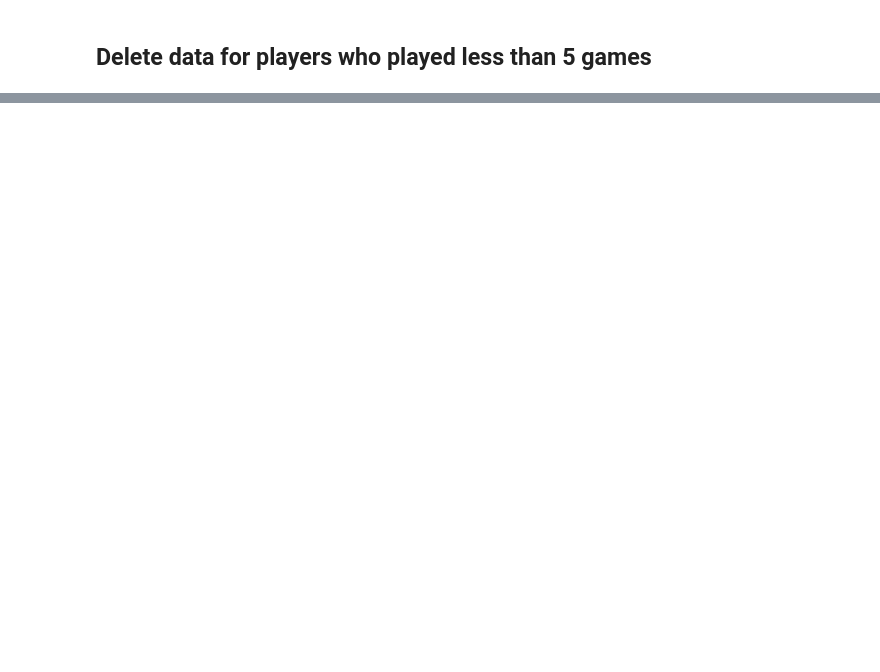
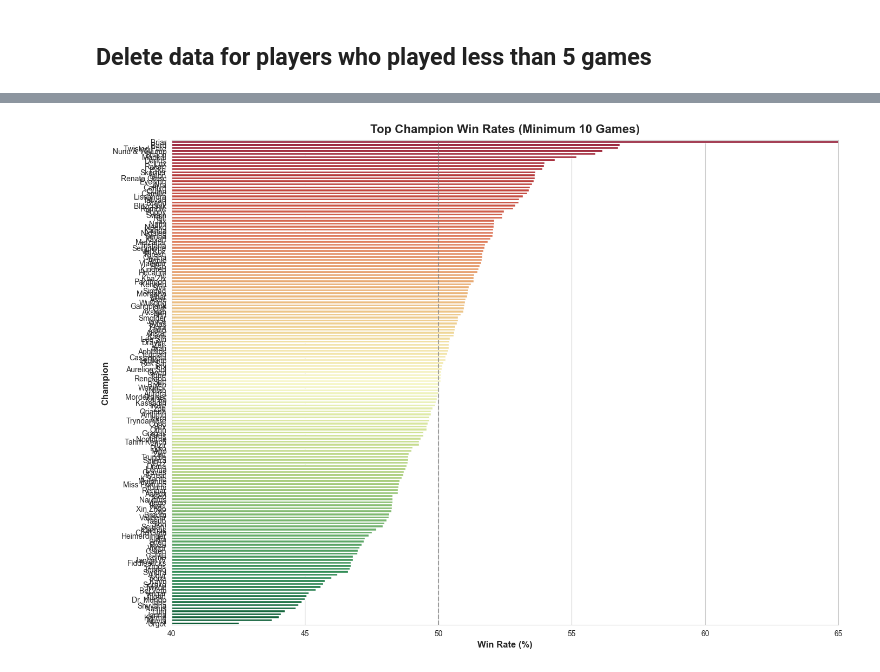
Before and after one commit to ARTHURVANBELLE/AI_LAB_MA1, a Jupyter notebook: models/0_data_exploration_and_preprocessing.ipynb, the cells around one changed output, grey strips where cells are left out. Drawn from its saved outputs; the diff is of its cells as text; code cells hidden in the pictures; blank space fills up the shorter version.

```diff
--- a/models/0_data_exploration_and_preprocessing.ipynb
+++ b/models/0_data_exploration_and_preprocessing.ipynb
@@ -360,0 +426,88 @@ Dataset size after: 372647 records
+# %%
+import pandas as pd
+import matplotlib.pyplot as plt
+import seaborn as sns
+import numpy as np
+
+# Load player stats data
+df_players = pd.read_csv("../data/game_players_stats.csv")
+
+# Calculate overall win rate for each champion (minimum 10 games played)
+champion_stats = df_players.groupby('champion_name').agg(
+    games_played=('game_id', 'count'),
+    wins=('win', 'sum')
+).reset_index()
+
+# Calculate win rate percentage
+champion_stats['win_rate'] = (champion_stats['wins'] / champion_stats['games_played'] * 100).round(2)
+
+# Filter champions with significant number of games (>= 10)
+popular_champions = champion_stats[champion_stats['games_played'] >= 10].sort_values('win_rate', ascending=False)
+
+# Create a visualization
+plt.figure(figsize=(14, 10))
+sns.set_style("whitegrid")
+
+# Plot win rates with color gradient based on win rate
+bars = sns.barplot(
+    x='win_rate',
+    y='champion_name',
+    data=popular_champions.head(160),
+    palette=sns.color_palette("RdYlGn", n_colors=len(popular_champions.head(160)))
+)
+
+
+# Add reference line for 50% win rate
+plt.axvline(x=50, color='gray', linestyle='--', alpha=0.7)
+
+# Set plot aesthetics
+plt.title('Top Champion Win Rates (Minimum 10 Games)', fontsize=16)
+plt.xlabel('Win Rate (%)', fontsize=12)
+plt.ylabel('Champion', fontsize=12)
+plt.xlim(40, 65)  # Adjust as needed based on your data
+
+plt.tight_layout()
+plt.show()
+
+# Print statistical summary
+print(f"Average champion win rate: {champion_stats['win_rate'].mean():.2f}%")
+print(f"Median champion win rate: {champion_stats['win_rate'].median():.2f}%")
+print(f"Win rate standard deviation: {champion_stats['win_rate'].std():.2f}%")
+print("\nTop 10 highest win rate champions:")
+print(popular_champions[['champion_name', 'games_played', 'win_rate']].head(10))
+print("\nBottom 10 lowest win rate champions:")
+print(popular_champions[['champion_name', 'games_played', 'win_rate']].tail(10))
+
+# Analyze win rates by role
+role_champion_stats = df_players.groupby(['role', 'champion_name']).agg(
+    games_played=('game_id', 'count'),
+    wins=('win', 'sum')
+).reset_index()
+
+role_champion_stats['win_rate'] = (role_champion_stats['wins'] / role_champion_stats['games_played'] * 100).round(2)
+role_popular = role_champion_stats[role_champion_stats['games_played'] >= 10].sort_values(['role', 'win_rate'], ascending=[True, False])
+
+# Create facet plot for top champions by role
+plt.figure(figsize=(18, 25))
+roles = ['Top', 'Jungle', 'Mid', 'Bot', 'Support']
+
+for i, role in enumerate(roles, 1):
+    plt.subplot(3, 2, i)
+    role_data = role_popular[role_popular['role'] == role].head(100)
+
+    sns.barplot(
+        x='win_rate',
+        y='champion_name',
+        data=role_data,
+        palette=sns.color_palette("Blues_d", n_colors=len(role_data))
+    )
+
+    plt.title(f'Top Champions in {role} Role by Win Rate', fontsize=14)
+    plt.xlabel('Win Rate (%)', fontsize=10)
+    plt.ylabel('Champion', fontsize=10)
+    plt.axvline(x=50, color='gray', linestyle='--', alpha=0.7)
+
+
+plt.tight_layout()
+plt.show()
+# %% [output]
@@ -360,0 +517 @@ Dataset size after: 372647 records
+[figure, added]
```
Also changed, not shown: parts of 17 cells of this notebook.
